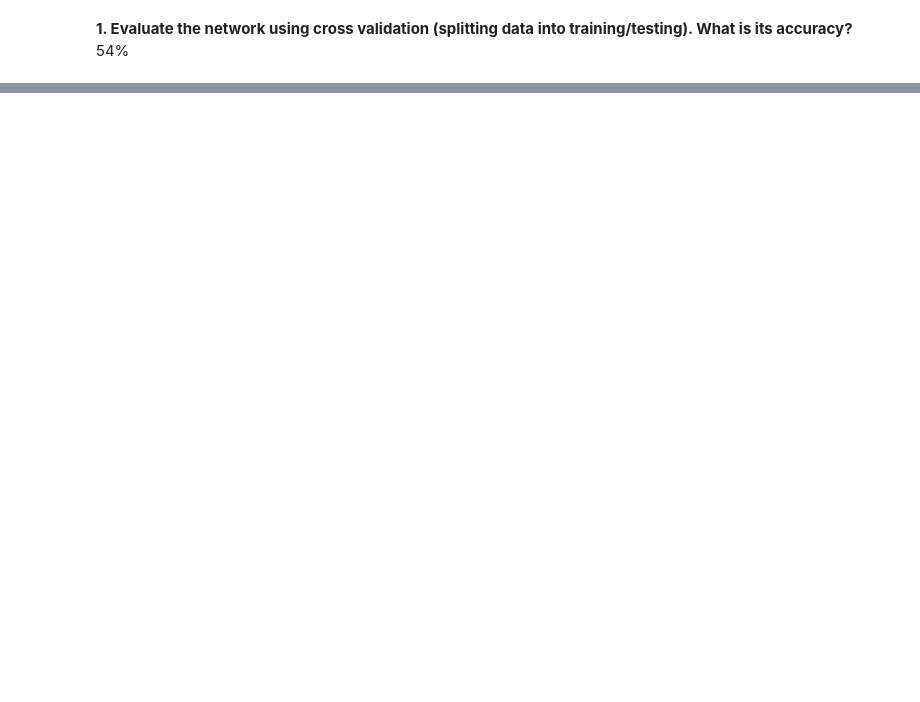
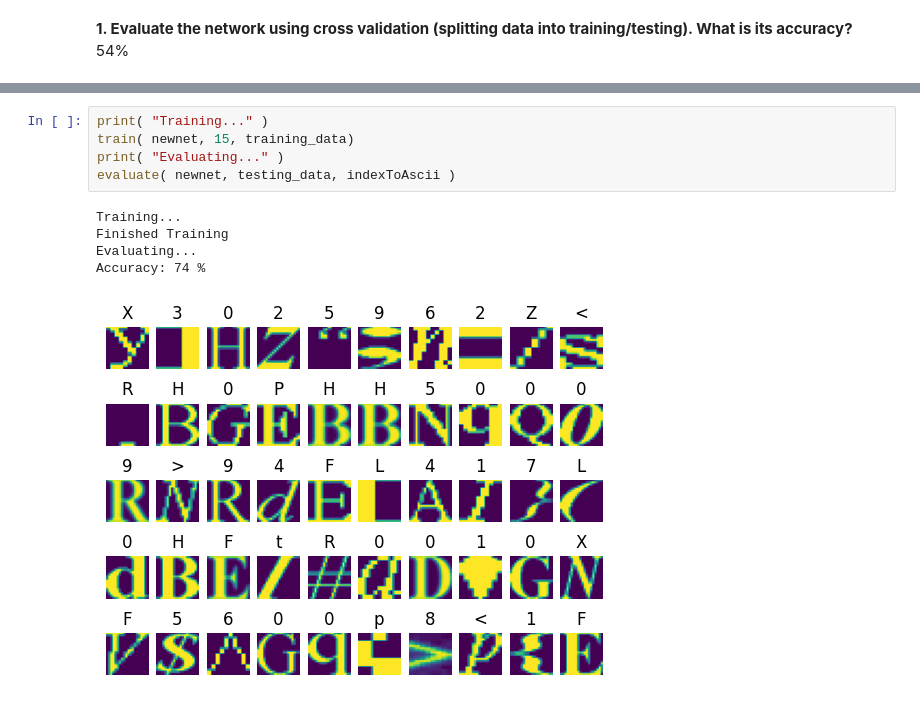
Before and after one commit to melanieprettyman/Summer2024, a Jupyter notebook: CS6017/HW6/HW6/HW6.ipynb, the cells around one changed output, grey strips where cells are left out. Saved outputs shown, nothing was run; the diff lists cells and outputs as text; blank space fills up the shorter version.

```diff
--- a/CS6017/HW6/HW6/HW6.ipynb
+++ b/CS6017/HW6/HW6/HW6.ipynb
@@ -257,0 +300,11 @@ Accuracy: 54 %
+# %%
+print( "Training..." )
+train( newnet, 15, training_data)
+print( "Evaluating..." )
+evaluate( newnet, testing_data, indexToAscii )
+# %% [output]
+Training...
+Finished Training
+Evaluating...
+Accuracy: 74 %
+[figure, added]
```
Also changed, not shown: parts of 15 cells of this notebook, 2 other files.
